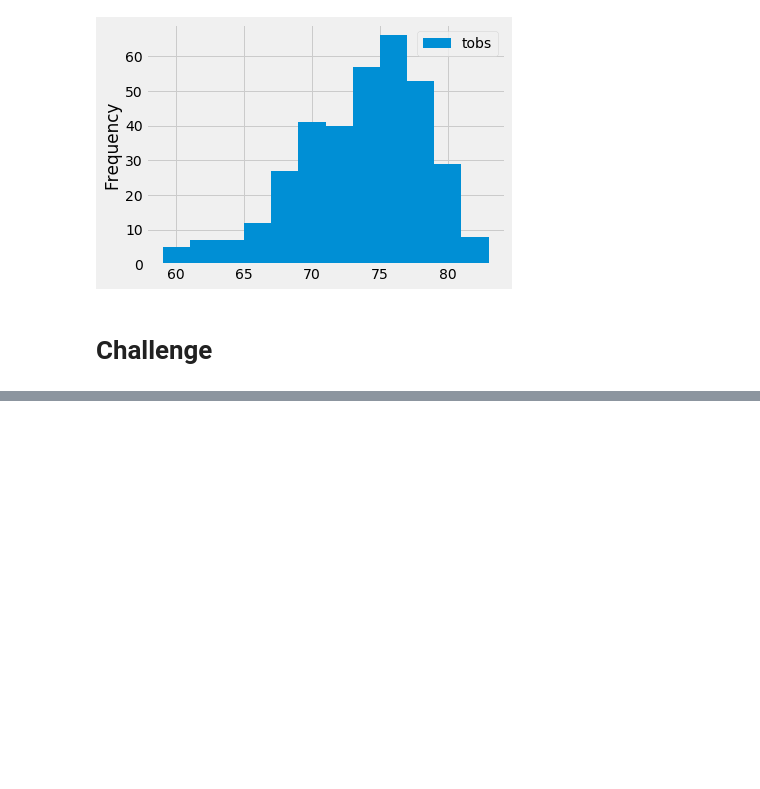
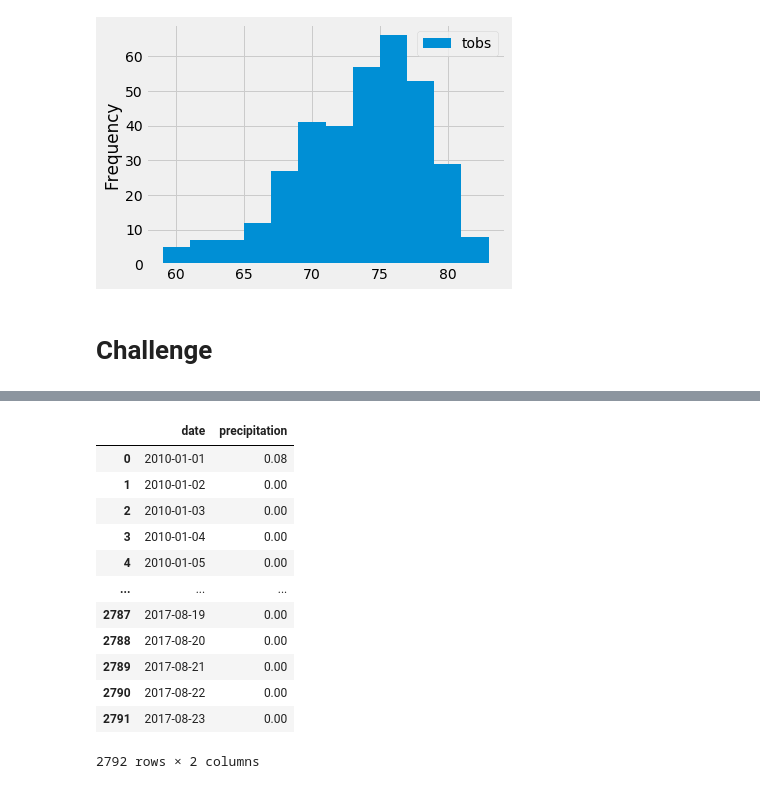
Before and after one commit to aramaswami/surfs_up, a Jupyter notebook: climate_analysis.ipynb, the cells around one changed output, grey strips where cells are left out. Drawn from its saved outputs; the diff is of its cells as text; code cells hidden in the pictures; blank space fills up the shorter version.

```diff
--- a/climate_analysis.ipynb
+++ b/climate_analysis.ipynb
@@ -187,0 +249,18 @@ plt.tight_layout()
+# %%
+#df_prcp['date'] = pd.to_datetime(df_prcp['date'])
+#pd.DatetimeIndex(df_prcp['date']).month
+df_prcp
+# %% [output]
+|  | date | precipitation |
+| 0 | 2010-01-01 | 0.08 |
+| 1 | 2010-01-02 | 0.00 |
+| 2 | 2010-01-03 | 0.00 |
+| 3 | 2010-01-04 | 0.00 |
+| 4 | 2010-01-05 | 0.00 |
+| ... | ... | ... |
+| 2787 | 2017-08-19 | 0.00 |
+| 2788 | 2017-08-20 | 0.00 |
+| 2789 | 2017-08-21 | 0.00 |
+| 2790 | 2017-08-22 | 0.00 |
+| 2791 | 2017-08-23 | 0.00 |
+2792 rows × 2 columns
```
Also changed, not shown: parts of 12 cells of this notebook.
